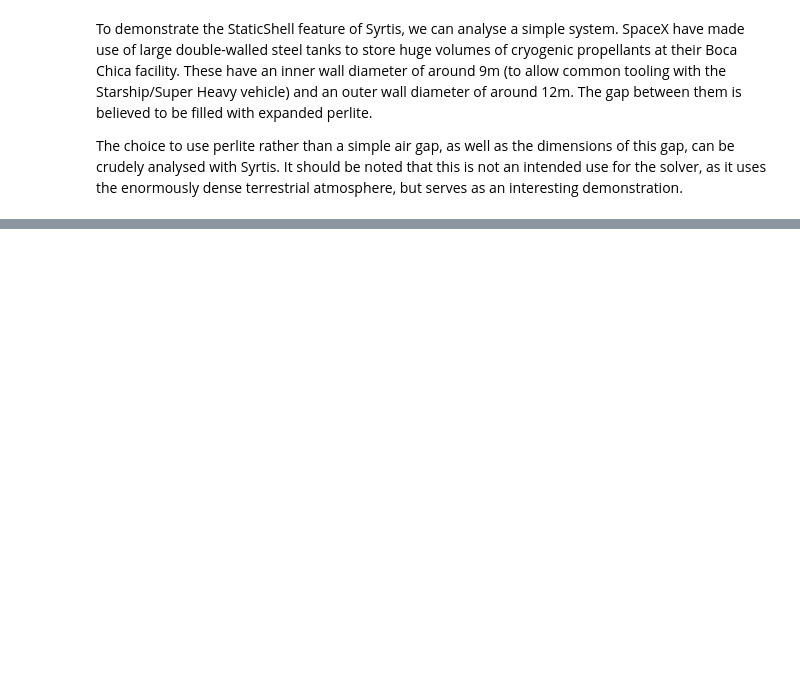
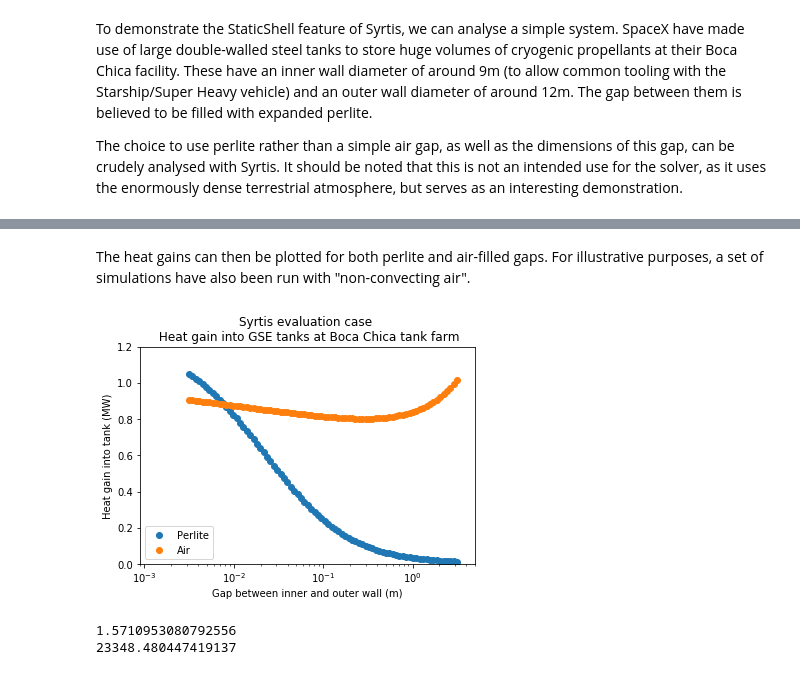
Before and after one commit to smross106/Syrtis, a Jupyter notebook: Boca_Chica_Tank_Farm.ipynb, the cells around one changed output, grey strips where cells are left out. Drawn from its saved outputs; the diff is of its cells as text; code cells hidden in the pictures; blank space fills up the shorter version.

Commit message:
Finished Tank Farm example
Polished a notebook with the boca chica tank farm example, showing off the convective/conductive air shells

```diff
--- a/Boca_Chica_Tank_Farm.ipynb
+++ b/Boca_Chica_Tank_Farm.ipynb
@@ -47,0 +22,11 @@ NameError: name 'Habitat' is not defined
+# %%
+# Materials definitions
+# The absorbivity of perlite and air are assumed as 0.5 but are not required
+painted_steel = Solid("Painted steel", 15, 8700, 500, 0.1)
+perlite = Solid("Expanded perlite aggregate", 0.1, 216, 837, 0.5)
+ambient_air = ConstrainedIdealGas("Air at sea level (15C, 1atm)", 101325, 29, 0.71, 17.9e-6, 1.01e3, 0.0252)
+unmoving_air = Solid("Air without natural convection", 0.0252, 1.2, 1010, 0.5)
+
+boca_chica = Configuration("Boca Chica at noon", "constant temperature",
+300, 1, 0.29, 300, 101325, 1, "cross", 90, 90, 1000, T_habitat=60)
+boca_chica.air = ambient_air
@@ -47,0 +94,26 @@ NameError: name 'Habitat' is not defined
+# %% [markdown]
+The heat gains can then be plotted for both perlite and air-filled gaps. For illustrative purposes, a set of simulations have also been run with "non-convecting air".
+# %%
+import matplotlib.pyplot as plt
+
+plt.scatter(thicknesses, heat_gain_perlite, label="Perlite")
+plt.scatter(thicknesses, heat_gain_air, label="Air")
+
+plt.xscale("log")
+plt.xlim(9e-4, 5)
+plt.ylim(0, 1.2)
+
+plt.xlabel("Gap between inner and outer wall (m)")
+plt.ylabel("Heat gain into tank (MW)")
+plt.title("Syrtis evaluation case \n Heat gain into GSE tanks at Boca Chica tank farm")
+
+plt.legend()
+plt.show()
+# %% [output]
+[figure, added]
+# %%
+print(thicknesses[-9])
+print(heat_gain_perlite[-9] * 1e6)
+# %% [output]
+1.5710953080792556
+23348.480447419137
```
Also changed, not shown: parts of 8 cells of this notebook, 4 other files.
